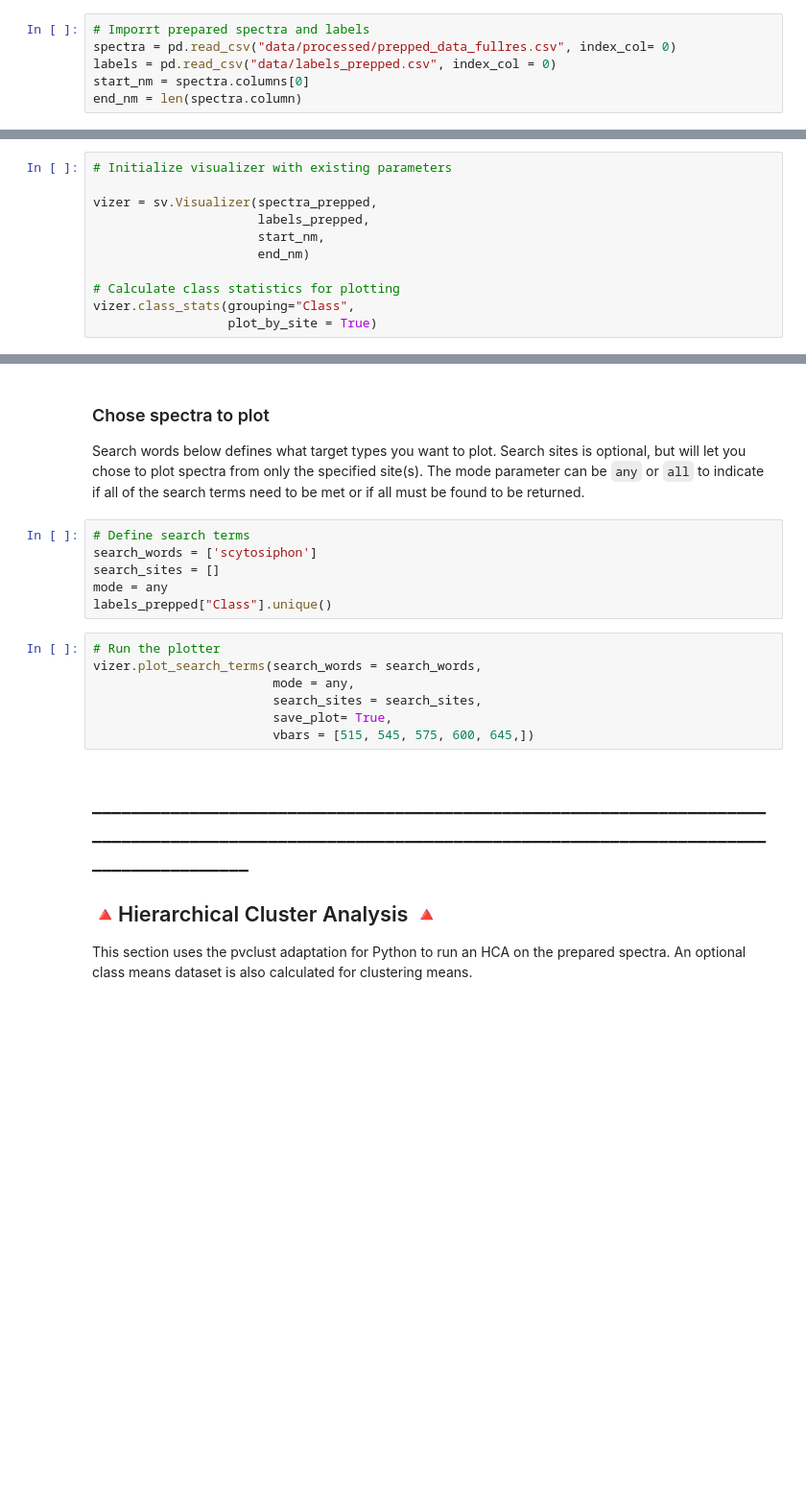
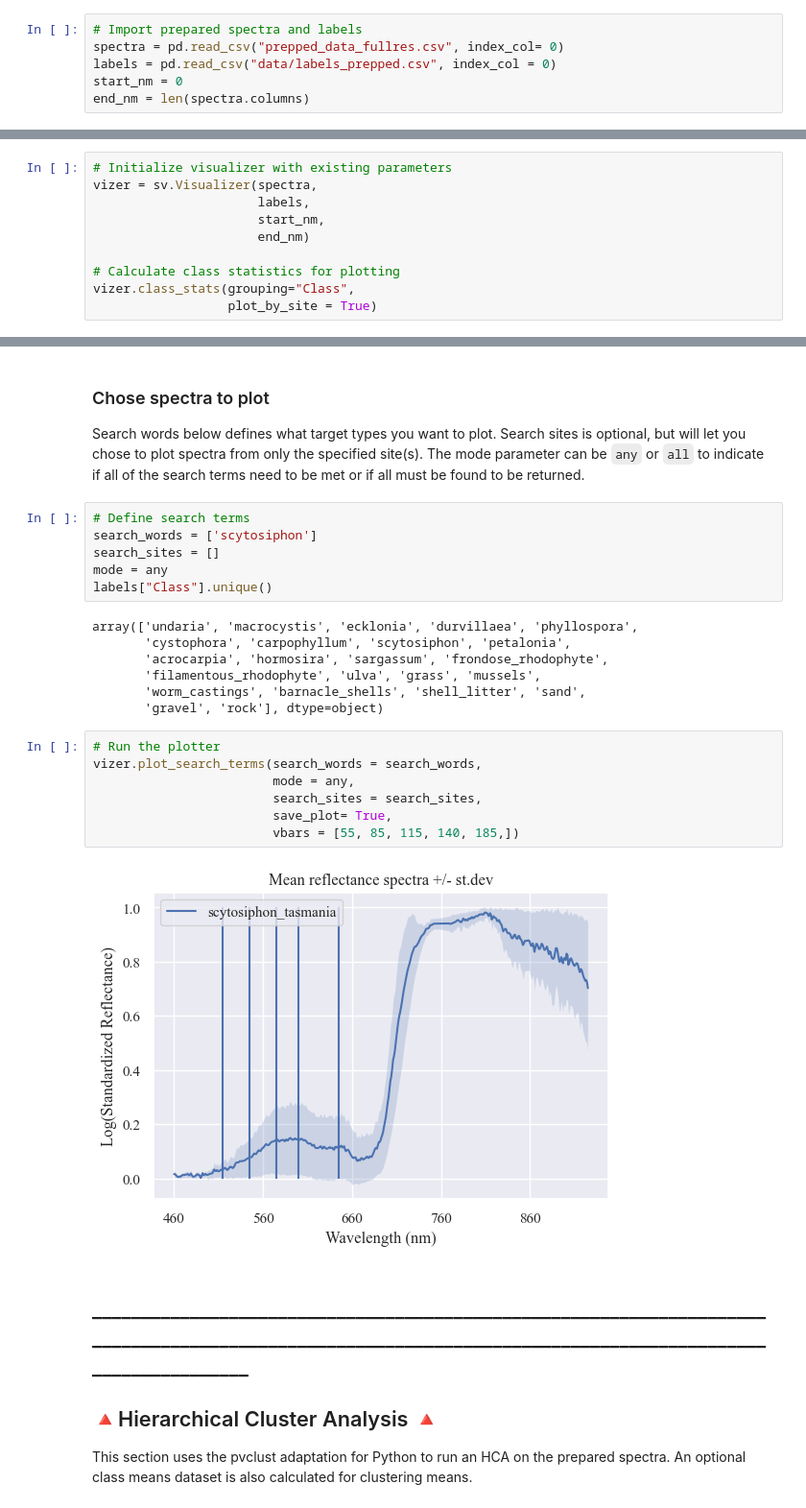
Before and after one commit to uqgrowan/Spectral-Separability-Analysis, a Jupyter notebook: spectral_separability.ipynb, the cells around one changed output, grey strips where cells are left out. Shown at 96% size. Drawn from its saved outputs; the diff is of its cells as text; blank space fills up the shorter version.

```diff
--- a/spectral_separability.ipynb
+++ b/spectral_separability.ipynb
@@ -28,8 +25,8 @@ import speca.linear_discrimination as sld
 %load_ext autoreload
 %autoreload 2
 # %%
-# Imporrt prepared spectra and labels
-spectra = pd.read_csv("data/processed/prepped_data_fullres.csv", index_col= 0)
+# Import prepared spectra and labels
+spectra = pd.read_csv("prepped_data_fullres.csv", index_col= 0)
 labels = pd.read_csv("data/labels_prepped.csv", index_col = 0)
-start_nm = spectra.columns[0]
-end_nm = len(spectra.column)
+start_nm = 0
+end_nm = len(spectra.columns)
@@ -201,9 +65,8 @@ Index([404, 405, 400, 407, 400, 400, 400, 400, 400, 400,
 This section runs the plotting class using the already defined parameters from preprocessing. Spectra to plot are defined by the user by target types and collection site.
 # %%
 # Initialize visualizer with existing parameters
-
-vizer = sv.Visualizer(spectra_prepped,
-                      labels_prepped,
+vizer = sv.Visualizer(spectra,
+                      labels,
                       start_nm,
                       end_nm)
 
@@ -221,14 +82,23 @@ Search words below defines what target types you want to plot. Search sites is o
 search_words = ['scytosiphon']
 search_sites = []
 mode = any
-labels_prepped["Class"].unique()
+labels["Class"].unique()
+# %% [output]
+array(['undaria', 'macrocystis', 'ecklonia', 'durvillaea', 'phyllospora',
+       'cystophora', 'carpophyllum', 'scytosiphon', 'petalonia',
+       'acrocarpia', 'hormosira', 'sargassum', 'frondose_rhodophyte',
+       'filamentous_rhodophyte', 'ulva', 'grass', 'mussels',
+       'worm_castings', 'barnacle_shells', 'shell_litter', 'sand',
+       'gravel', 'rock'], dtype=object)
 # %%
 # Run the plotter
 vizer.plot_search_terms(search_words = search_words,
                         mode = any,
                         search_sites = search_sites,
                         save_plot= True,
-                        vbars = [515, 545, 575, 600, 645,])
+                        vbars = [55, 85, 115, 140, 185,])
+# %% [output]
+[figure, added]
 # %% [markdown]
 ## __________________________________________________________________________________________________________________________________________________________
 ##
```
Also changed, not shown: parts of 28 cells of this notebook, 4 other files.
